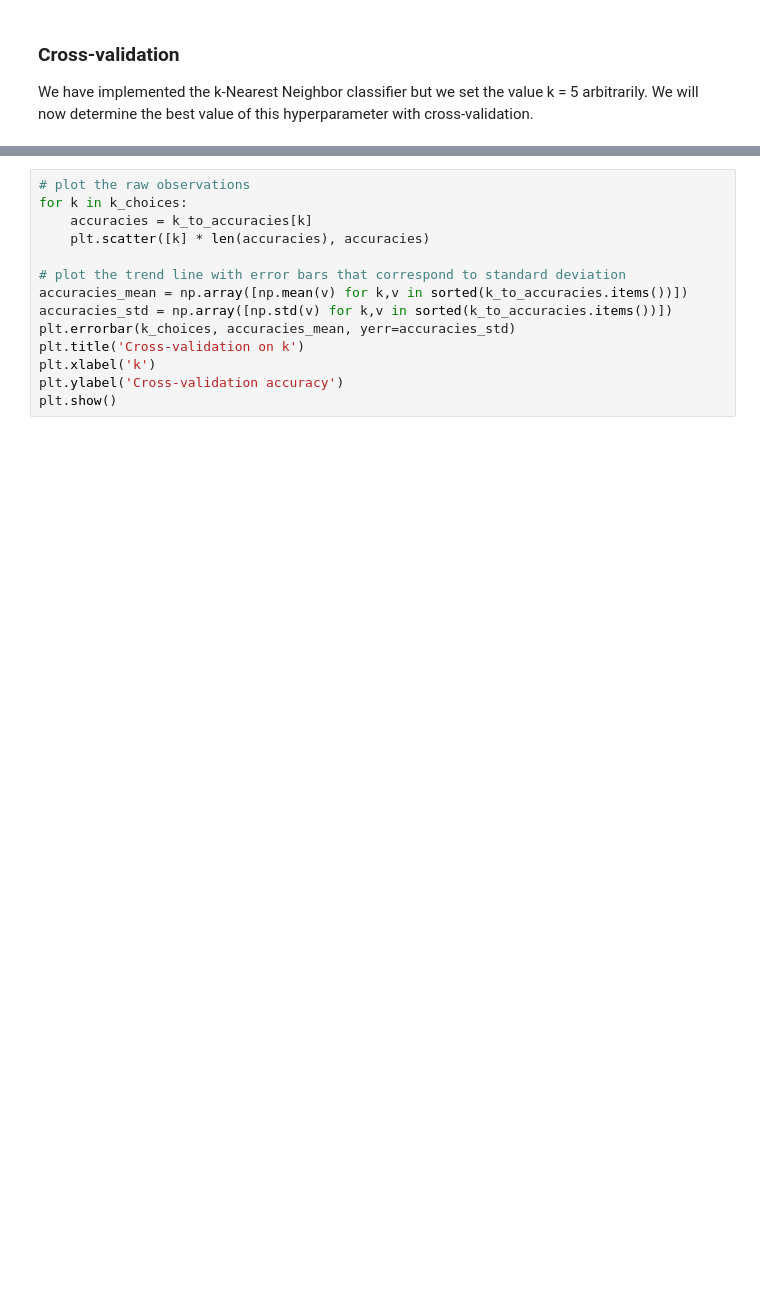
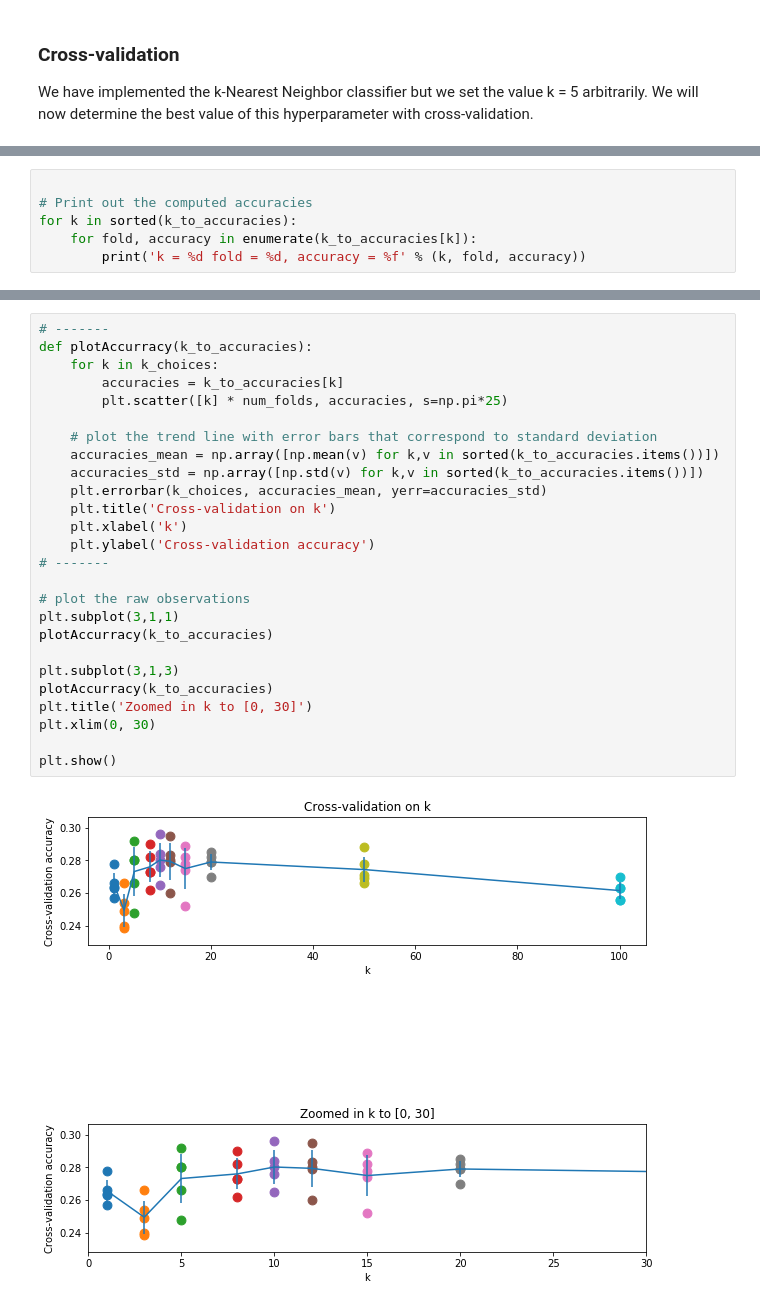
Before and after one commit to StevenShuoFeng/cs231, a Jupyter notebook: assignment1/knn.ipynb, the cells around one changed output, grey strips where cells are left out. Cells and saved outputs as stored; diff of their text form; blank space fills up the shorter version.

```diff
--- a/assignment1/knn.ipynb
+++ b/assignment1/knn.ipynb
@@ -258,0 +306,6 @@ for k in sorted(k_to_accuracies):
+# %%
+
+# Print out the computed accuracies
+for k in sorted(k_to_accuracies):
+    for fold, accuracy in enumerate(k_to_accuracies[k]):
+        print('k = %d fold = %d, accuracy = %f' % (k, fold, accuracy))
@@ -259,17 +330,31 @@ for k in sorted(k_to_accuracies):
 # %%
+# -------
+def plotAccurracy(k_to_accuracies):
+    for k in k_choices:
+        accuracies = k_to_accuracies[k]
+        plt.scatter([k] * num_folds, accuracies, s=np.pi*25)
+
+    # plot the trend line with error bars that correspond to standard deviation
+    accuracies_mean = np.array([np.mean(v) for k,v in sorted(k_to_accuracies.items())])
+    accuracies_std = np.array([np.std(v) for k,v in sorted(k_to_accuracies.items())])
+    plt.errorbar(k_choices, accuracies_mean, yerr=accuracies_std)
+    plt.title('Cross-validation on k')
+    plt.xlabel('k')
+    plt.ylabel('Cross-validation accuracy')
+# -------
+
 # plot the raw observations
-for k in k_choices:
-    accuracies = k_to_accuracies[k]
-    plt.scatter([k] * len(accuracies), accuracies)
+plt.subplot(3,1,1)
+plotAccurracy(k_to_accuracies)
 
-# plot the trend line with error bars that correspond to standard deviation
-accuracies_mean = np.array([np.mean(v) for k,v in sorted(k_to_accuracies.items())])
-accuracies_std = np.array([np.std(v) for k,v in sorted(k_to_accuracies.items())])
-plt.errorbar(k_choices, accuracies_mean, yerr=accuracies_std)
-plt.title('Cross-validation on k')
-plt.xlabel('k')
-plt.ylabel('Cross-validation accuracy')
+plt.subplot(3,1,3)
+plotAccurracy(k_to_accuracies)
+plt.title('Zoomed in k to [0, 30]')
+plt.xlim(0, 30)
+
 plt.show()
+# %% [output]
+[figure, added]
 # %%
 # Based on the cross-validation results above, choose the best value for k,
 # retrain the classifier using all the training data, and test it on the test
```
Also changed, not shown: parts of 8 cells of this notebook, 2 other files.
